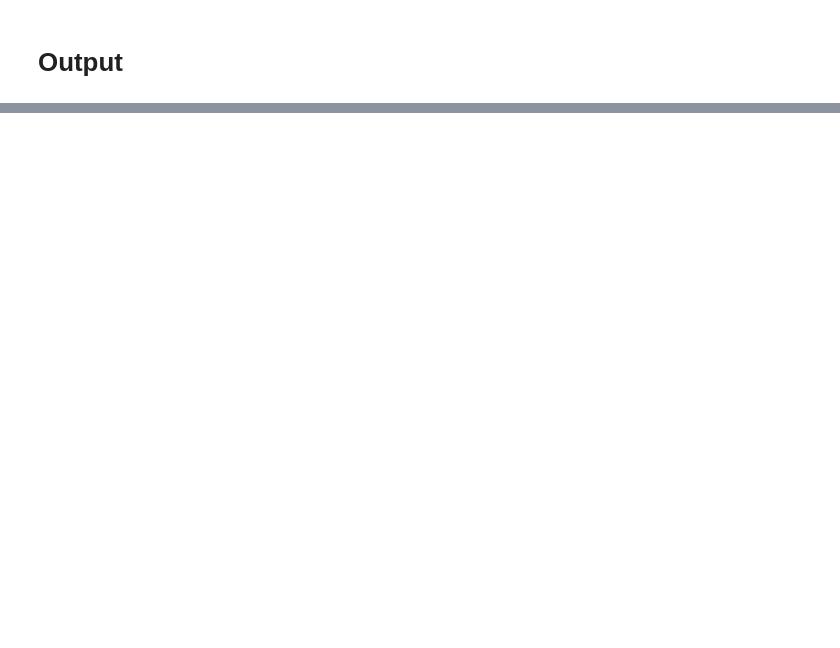
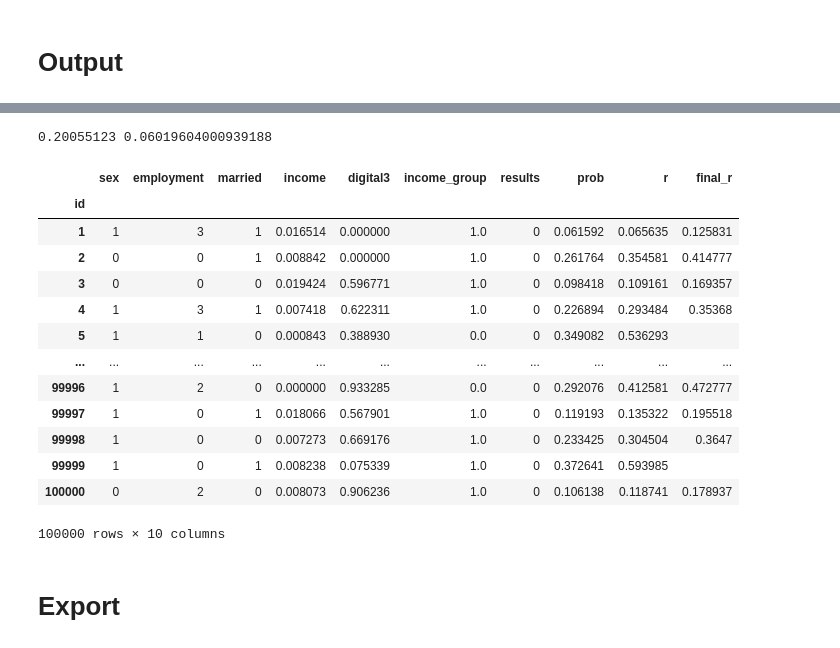
Before and after one commit to betapekens/finance_lending_game, a Jupyter notebook: lending_game.ipynb, the cells around one changed output, grey strips where cells are left out. Drawn from its saved outputs; the diff is of its cells as text; code cells hidden in the pictures; blank space fills up the shorter version.

Commit message:
adding the rest of the model

```diff
--- a/lending_game.ipynb
+++ b/lending_game.ipynb
@@ -80,2 +134,11 @@ KeyboardInterrupt:
+# %%
+tn, fp, fn, tp = confusion_matrix(y_test, results).ravel()
+error_rate = fn/(fn+tn)
+#confusion_matrix(y_test, results)
 # %% [markdown]
 # Output
+# %%
+inference = pd.read_csv("data/NewApplications_Lender3.csv", index_col="id")
+inference.head()
+df_inference = preprocess(inference)
+df_inference
@@ -81,0 +160,7 @@ KeyboardInterrupt:
+# %%
+inference_results = model.predict(df_inference)
+inference_proba = model.predict_proba(df_inference).T[1]
+df_results = df_inference.copy()
+df_results["results"] = inference_results
+df_results["prob"] = inference_proba
+df_results
@@ -81,0 +186,3 @@ KeyboardInterrupt:
+# %%
+df_results["r"] = df_results["prob"]/(1-df_results["prob"])
+df_results
@@ -81,0 +204,31 @@ KeyboardInterrupt:
+# %%
+threshold = 0.5 # threshold of interest rates to keep
+
+interest_rate_target = error_rate/(1-error_rate)
+avg_r = np.mean(df_results[df_results["r"]<threshold]["r"])
+increase = interest_rate_target - avg_r
+
+markup = 0.1 # percentage over the interest rate to markup
+df_results["final_r"] = (df_results["r"] + increase)#*(1 + markup)
+df_results
+
+# Put final_r to nan if r > threshold
+df_results_del = df_results.copy()
+df_results_del["final_r"] = df_results["final_r"].where(df_results["r"]<threshold, "")
+df_results_del
+# %% [output]
+0.20055123 0.06019604000939188
+|  | sex | employment | married | income | digital3 | income_group | results | prob | r | final_r |
+| id |  |  |  |  |  |  |  |  |  |  |
+| 1 | 1 | 3 | 1 | 0.016514 | 0.000000 | 1.0 | 0 | 0.061592 | 0.065635 | 0.125831 |
+| 2 | 0 | 0 | 1 | 0.008842 | 0.000000 | 1.0 | 0 | 0.261764 | 0.354581 | 0.414777 |
+| 3 | 0 | 0 | 0 | 0.019424 | 0.596771 | 1.0 | 0 | 0.098418 | 0.109161 | 0.169357 |
+| 4 | 1 | 3 | 1 | 0.007418 | 0.622311 | 1.0 | 0 | 0.226894 | 0.293484 | 0.35368 |
+| 5 | 1 | 1 | 0 | 0.000843 | 0.388930 | 0.0 | 0 | 0.349082 | 0.536293 |  |
+| ... | ... | ... | ... | ... | ... | ... | ... | ... | ... | ... |
+| 99996 | 1 | 2 | 0 | 0.000000 | 0.933285 | 0.0 | 0 | 0.292076 | 0.412581 | 0.472777 |
+| 99997 | 1 | 0 | 1 | 0.018066 | 0.567901 | 1.0 | 0 | 0.119193 | 0.135322 | 0.195518 |
+| 99998 | 1 | 0 | 0 | 0.007273 | 0.669176 | 1.0 | 0 | 0.233425 | 0.304504 | 0.3647 |
+| 99999 | 1 | 0 | 1 | 0.008238 | 0.075339 | 1.0 | 0 | 0.372641 | 0.593985 |  |
+| 100000 | 0 | 2 | 0 | 0.008073 | 0.906236 | 1.0 | 0 | 0.106138 | 0.118741 | 0.178937 |
+100000 rows × 10 columns
@@ -81,0 +239,2 @@ KeyboardInterrupt:
+# %% [markdown]
+# Export
```
Also changed, not shown: parts of 18 cells of this notebook.
